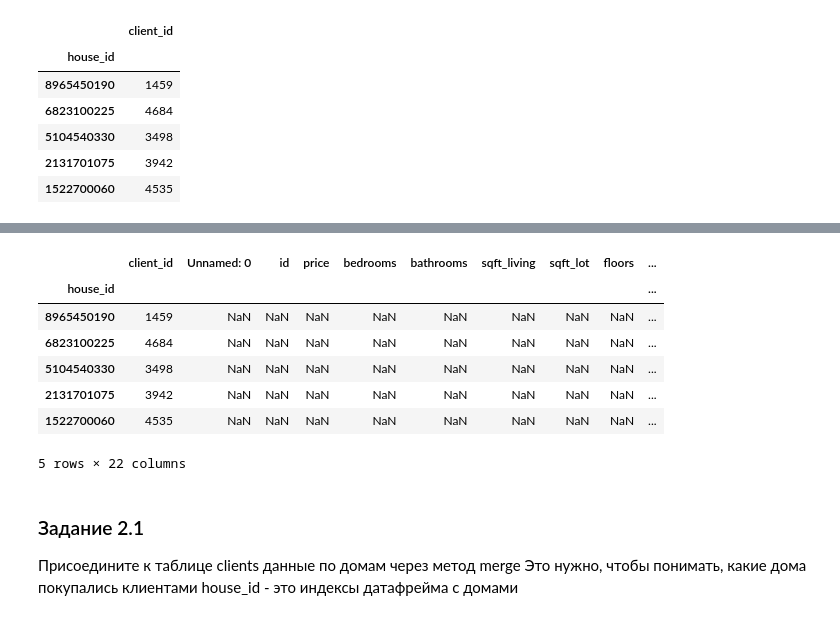
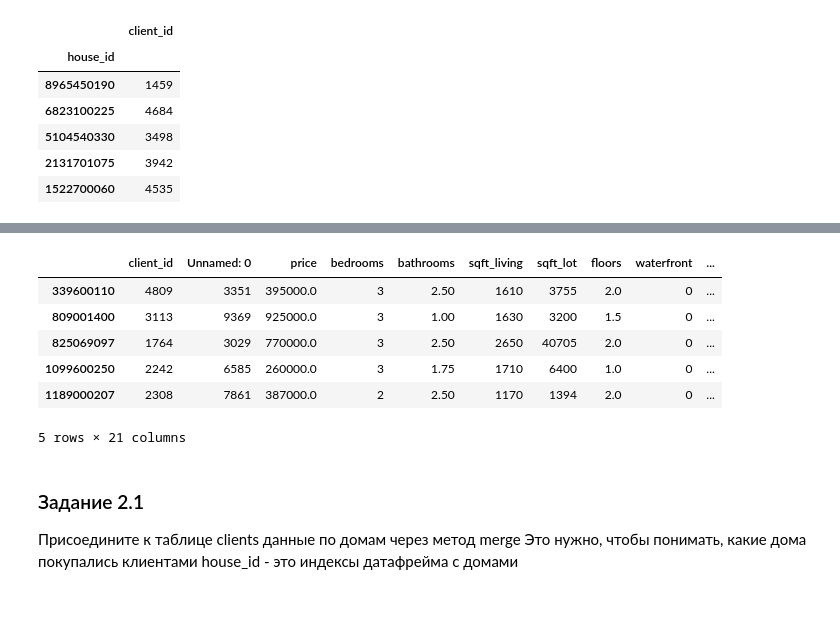
Before and after one commit to Mikhail1975git/Python-for-analytics, a Jupyter notebook: Seminar3_HW.ipynb, the cells around one changed output, grey strips where cells are left out. Cells and saved outputs as stored; diff of their text form; code cells hidden in the pictures.

```diff
--- a/Seminar3_HW.ipynb
+++ b/Seminar3_HW.ipynb
@@ -123,3 +123,7 @@ clients_house_id.head()
 | 5104540330 | 3498 |
 | 2131701075 | 3942 |
 | 1522700060 | 4535 |
+# %%
+df_house_id = df.set_index("id")
+
+df_house_id.head()
@@ -126,15 +138,14 @@ clients_house_id.head()
 # %%
-joined = clients_house_id.join(df)
+joined = clients_house_id.join(df_house_id)
 joined.head()
 # %% [output]
-|  | client_id | Unnamed: 0 | id | price | bedrooms | bathrooms | sqft_living | sqft_lot | floors | ... |
-| house_id |  |  |  |  |  |  |  |  |  | ... |
-| 8965450190 | 1459 | NaN | NaN | NaN | NaN | NaN | NaN | NaN | NaN | ... |
-| 6823100225 | 4684 | NaN | NaN | NaN | NaN | NaN | NaN | NaN | NaN | ... |
-| 5104540330 | 3498 | NaN | NaN | NaN | NaN | NaN | NaN | NaN | NaN | ... |
-| 2131701075 | 3942 | NaN | NaN | NaN | NaN | NaN | NaN | NaN | NaN | ... |
-| 1522700060 | 4535 | NaN | NaN | NaN | NaN | NaN | NaN | NaN | NaN | ... |
+|  | client_id | Unnamed: 0 | price | bedrooms | bathrooms | sqft_living | sqft_lot | floors | waterfront | ... |
+| 339600110 | 4809 | 3351 | 395000.0 | 3 | 2.50 | 1610 | 3755 | 2.0 | 0 | ... |
+| 809001400 | 3113 | 9369 | 925000.0 | 3 | 1.00 | 1630 | 3200 | 1.5 | 0 | ... |
+| 825069097 | 1764 | 3029 | 770000.0 | 3 | 2.50 | 2650 | 40705 | 2.0 | 0 | ... |
+| 1099600250 | 2242 | 6585 | 260000.0 | 3 | 1.75 | 1710 | 6400 | 1.0 | 0 | ... |
+| 1189000207 | 2308 | 7861 | 387000.0 | 2 | 2.50 | 1170 | 1394 | 2.0 | 0 | ... |
-5 rows × 22 columns
+5 rows × 21 columns
 # %% [markdown]
 ### Задание 2.1
 
```
Also changed, not shown: parts of 4 cells of this notebook.
